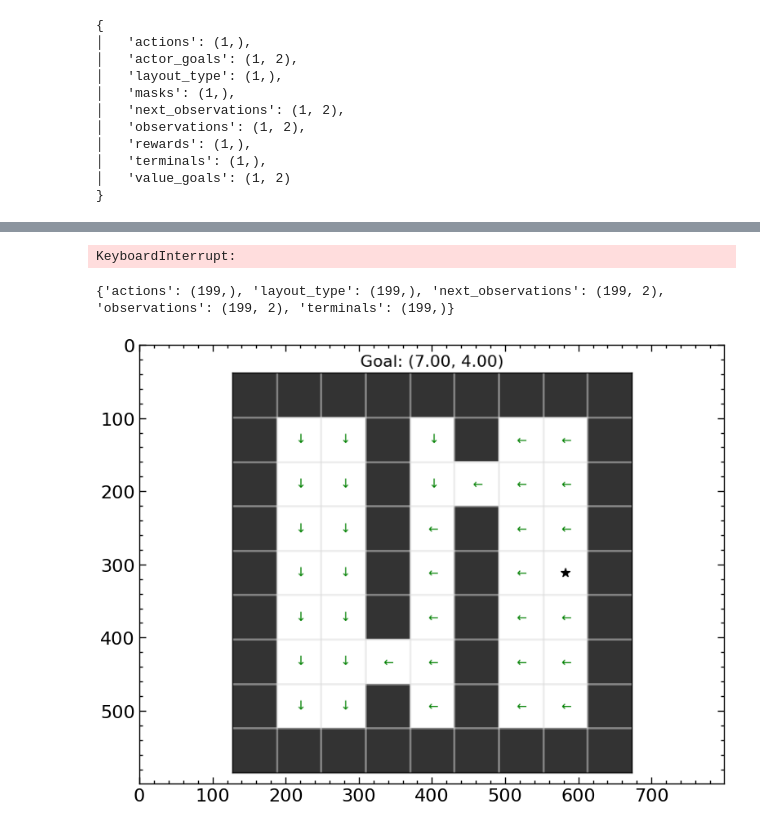
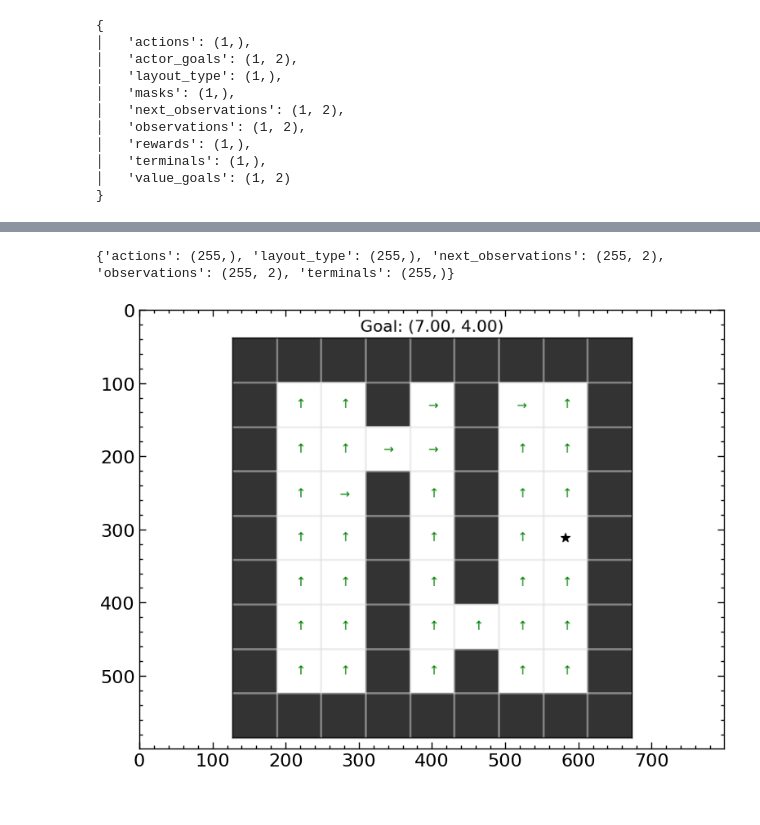
Before and after one commit to skylooop/BeliefConditionedFB, a Jupyter notebook: notebooks/in_context_gciql.ipynb, the cells around one changed output, grey strips where cells are left out. Drawn from its saved outputs; the diff is of its cells as text; code cells hidden in the pictures.

```diff
--- a/notebooks/in_context_gciql.ipynb
+++ b/notebooks/in_context_gciql.ipynb
@@ -46,17 +66,17 @@ plt.imshow(env.render())
 # %%
-# from envs.minigrid.env_utils import random_exploration
+from envs.minigrid.env_utils import random_exploration
 
-# train_layout_data = []
-# NUM_LAYOUTS = 5 + 2
-# for i in tqdm(range(2, NUM_LAYOUTS)): # 0, 1 are reserved for zero-shot
-#     env = DynamicsGeneralization_Doors(render_mode="rgb_array", highlight=False, max_steps=200)
-#     env._gen_grid = partial(env._gen_grid, layout_type=i % NUM_LAYOUTS)
-#     env = MinigridWrapper(env)
-#     dataset_random, env = random_exploration(env, num_episodes=1_000, layout_type=i)
-#     train_layout_data.append(dataset_random)
+train_layout_data = []
+NUM_LAYOUTS = 2
+for i in tqdm(range(NUM_LAYOUTS)):
+    env = DynamicsGeneralization_Doors(render_mode="rgb_array", highlight=False, max_steps=512, agent_start_pos=None)
+    env._gen_grid = partial(env._gen_grid, layout_type=i)
+    env = MinigridWrapper(env)
+    dataset_random, env = random_exploration(env, num_episodes=100, layout_type=i)
+    train_layout_data.append(dataset_random)
 
-# # ds, env = random_exploration(env)
-# # env.visualize_coverage()
+# ds, env = random_exploration(env)
+# env.visualize_coverage()
 # %%
 import functools
 from utils.datasets import Dataset, GCDataset
@@ -69,9 +89,10 @@ with initialize(version_base=None, config_path="../configs/"):
 def concatenate_dicts(dict1, dict2):
     return jax.tree.map(lambda x, y: jnp.concatenate([x, y]), dict1, dict2)
 
-# whole_data = functools.reduce(concatenate_dicts, train_layout_data)
+whole_data = functools.reduce(concatenate_dicts, train_layout_data)
 # np.save(f"../aux_data/iql_door_data_meta", arr=jax.device_get(whole_data))
-whole_data = np.load("/home/m_bobrin/ZeroShotRL/aux_data/iql_door_data_meta.npy", allow_pickle=True).item()
+# whole_data = np.load("/home/m_bobrin/ZeroShotRL/aux_data/iql_door_data_meta.npy", allow_pickle=True).item()
+# whole_data = dataset_random
 print(jax.tree.map(lambda x: x.shape, whole_data))
 whole_dataset = Dataset.create(**jax.device_get(whole_data))
 gc_whole_dataset = GCDataset(whole_dataset, config=iql_config['agent'])
@@ -105,7 +126,7 @@ iql_agent = GCIQLAgent.create(
     np.full_like(example_batch['actions'], env.env.action_space.n - 1),
     config=iql_config['agent']
 )
-batch, batch_context, batch_context2 = gc_whole_dataset.sample(1, layout_type=2, context_length=20)
+batch, batch_context, batch_context2 = gc_whole_dataset.sample(1, layout_type=0, context_length=20)
 # %% [output]
 {
 │   'actions': (1,),
@@ -141,15 +162,13 @@ iql_agent.update(batch, batch_context)
 # %%
-pbar = tqdm(range(100_000))
+pbar = tqdm(range(50_000))
 for update_steps in pbar:
-    # batch = gc_whole_dataset.sample(iql_config['agent']['batch_size'])
-    batch, batch_context, _ = gc_whole_dataset.sample(8, layout_type=2 + update_steps % 5, context_length=iql_config['agent']['context_len'])
+    # batch = gc_whole_dataset.sample(iql_config['agent']['batch_size'])#2 + update_steps % 5
+    batch, batch_context, _ = gc_whole_dataset.sample(32, layout_type=update_steps % 2, context_length=iql_config['agent']['context_len'])
     iql_agent, info = iql_agent.update(batch, batch_context=batch_context)
     if update_steps % 1_000 == 0:
         pbar.set_postfix({"critic_loss": info['critic/critic_loss'],
                           "value_loss": info['value/value_loss'],
                           "actor_loss": info['actor/actor_loss']})
-# %% [output]
-KeyboardInterrupt:
 # %%
 from functools import partial
 from utils.evaluation import supply_rng
@@ -185,38 +204,38 @@ def plot_policy(env, dataset, fig=None, ax=None, title=None, action_fn=None, **k
             action = action_fn(np.concatenate([[x], [y]], -1)).squeeze()
             action_name = action_names[action]
             ax.text(x, y, action_name, ha='center', va='center', fontsize='large', color='green')
 
     ax.set_title('Goal: ({:.2f}, {:.2f})'.format(goal[0], goal[1]))
     ax.scatter(goal[0], goal[1], s=80, c='black', marker='*')
 
     if title:
         ax.set_title(title)
 
     return fig, ax
 
-env = DynamicsGeneralization_Doors(render_mode="rgb_array", highlight=False, max_steps=200)
-env._gen_grid = partial(env._gen_grid, layout_type=0)
+env = DynamicsGeneralization_Doors(render_mode="rgb_array", highlight=False, max_steps=iql_config['agent']['context_len'])
+env._gen_grid = partial(env._gen_grid, layout_type=1)
 env = MinigridWrapper(env)
 dynamics_embedding=None
 if iql_config['agent']['use_context']:
-    dataset_inference, env = random_exploration_inference(env, num_episodes=1, layout_type=1, context_len=iql_config['agent']['context_len'])
+    dataset_inference, env = random_exploration(env, num_episodes=1, layout_type=0)
     print(jax.tree.map(lambda x: x.shape, dataset_inference))
     dynamics_embedding, _ = iql_agent.network.select('dynamic_transformer')(dataset_inference['observations'][None], dataset_inference['actions'][None, :, None],
                                                                                 dataset_inference['next_observations'][None], train=False, return_embedding=True)
     dynamics_embedding = dynamics_embedding.squeeze()
 
 obs, info = env.reset()
 goal = info.get("goal_pos", None)
 example_batch = whole_dataset.sample(1)
 pred_policy_img = policy_image_grid(env, example_batch,
                                                 action_fn=partial(supply_rng(iql_agent.sample_actions, rng=jax.random.PRNGKey(np.random.randint(0, 2**32))),
                                                                   goals=goal, dynamics_embedding=dynamics_embedding, temperature=0.0),
                                                 goal=goal)
 plt.imshow(pred_policy_img)
 plt.tight_layout()
 # %% [output]
-{'actions': (199,), 'layout_type': (199,), 'next_observations': (199, 2), 'observations': (199, 2), 'terminals': (199,)}
+{'actions': (255,), 'layout_type': (255,), 'next_observations': (255, 2), 'observations': (255, 2), 'terminals': (255,)}
-[figure, old version]
+[figure, new version]
 # %%
 from mpl_toolkits.axes_grid1 import make_axes_locatable
 
```
Also changed, not shown: parts of 6 cells of this notebook, 3 other files.
